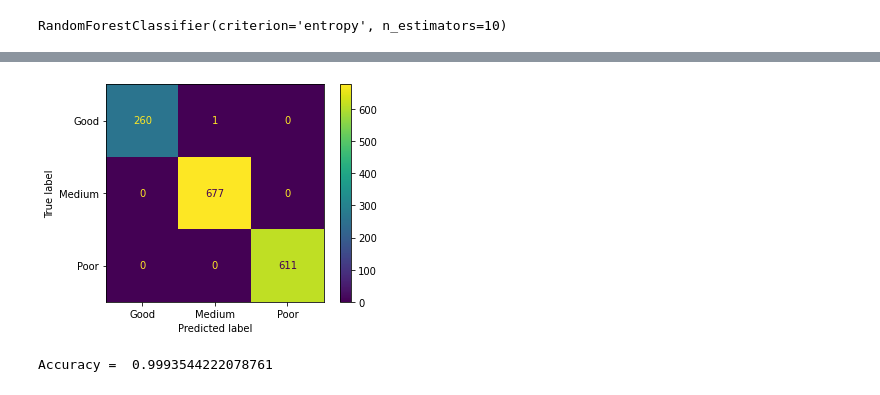
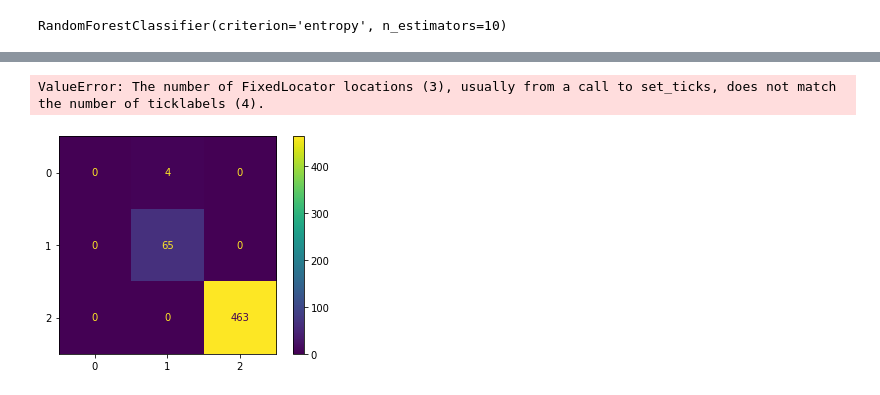
Before and after one commit to vedant218/soilfertility, a Jupyter notebook: MPR WORKING.ipynb, the cells around one changed output, grey strips where cells are left out. Drawn from its saved outputs; the diff is of its cells as text; code cells hidden in the pictures.

```diff
--- a/MPR WORKING.ipynb
+++ b/MPR WORKING.ipynb
@@ -112,11 +224,10 @@ sns.boxplot(df['PHOSPHOROUS'])
 df.reset_index(inplace=True, drop=True)
 threshold = 100
 
-deli = np.where(df["PHOSPHOROUS"]>threshold)
+deli = np.where(df["FERROUS"]>threshold)
 df.drop(deli[0],inplace = True)
-
-t2 = 0.5
-delo = np.where(df["PHOSPHOROUS"] < t2)
+t2 = 0.1
+delo = np.where(df["FERROUS"] < t2)
 df.drop(delo[0],inplace = True)
 
 print(df)
@@ -147,11 +258,11 @@ sns.boxplot(df['POTASH'])
 # %%
 df.reset_index(inplace=True, drop=True)
-threshold = 1100
+threshold = 100
 
-deli = np.where(df["POTASH"]>threshold)
+deli = np.where(df["MANAGESE"]>threshold)
 df.drop(deli[0],inplace = True)
-t2 = 2
-delo = np.where(df["POTASH"] < t2)
+t2 = 0.1
+delo = np.where(df["MANAGESE"] < t2)
 df.drop(delo[0],inplace = True)
 
 print(df)
@@ -182,12 +293,12 @@ sns.boxplot(df['CALCIUM_CARBONATE'])
 # %%
 df.reset_index(inplace=True, drop=True)
-threshold = 18
+threshold = 20
 
-deli = np.where(df["CALCIUM_CARBONATE"]>threshold )
+deli = np.where(df["ZINK"]>threshold)
 df.drop(deli[0],inplace = True)
 
-t2 = 1
-delo = np.where(df["PHOSPHOROUS"] < t2)
+t2 = 0.01
+delo = np.where(df["ZINK"] < t2)
 df.drop(delo[0],inplace = True)
 
 print(df)
@@ -218,11 +329,11 @@ sns.boxplot(df['FERROUS'])
 # %%
 df.reset_index(inplace=True, drop=True)
-threshold = 26
+threshold = 23
+deli = np.where(df["COPPER"]>threshold)
+df.drop(deli[0],inplace = True)
 
-deli = np.where(df["FERROUS"]>threshold)
-df.drop(deli[0],inplace = True)
-t2 = 0.1
-delo = np.where(df["PHOSPHOROUS"] < t2)
+t2 = 0.02
+delo = np.where(df["COPPER"] < t2)
 df.drop(delo[0],inplace = True)
 
 print(df)
@@ -676,20 +697,21 @@ print(cm)
 # %%
+
 from sklearn import metrics
 
 cm = metrics.confusion_matrix(y_test, y_pred)
 
-cm_display = metrics.ConfusionMatrixDisplay(confusion_matrix = cm, display_labels = ['Good','Medium','Poor'])
+cm_display = metrics.ConfusionMatrixDisplay(confusion_matrix = cm, display_labels = ['Excellent','Good','Medium','Poor'])
 
 cm_display.plot()
 plt.show()
 
 # [[659  39   0   0]
 #  [ 19 673  22   0]
 #  [  0  18 329  18]
 #  [  0   1  27 305]]
 
 accuracy = metrics.accuracy_score(y_test, y_pred)
 print("Accuracy = ",accuracy)
 # %% [output]
+ValueError: The number of FixedLocator locations (3), usually from a call to set_ticks, does not match the number of ticklabels (4).
-[figure, old version]
+[figure, new version]
-Accuracy =  0.9993544222078761
```
Also changed, not shown: parts of 38 cells of this notebook.
